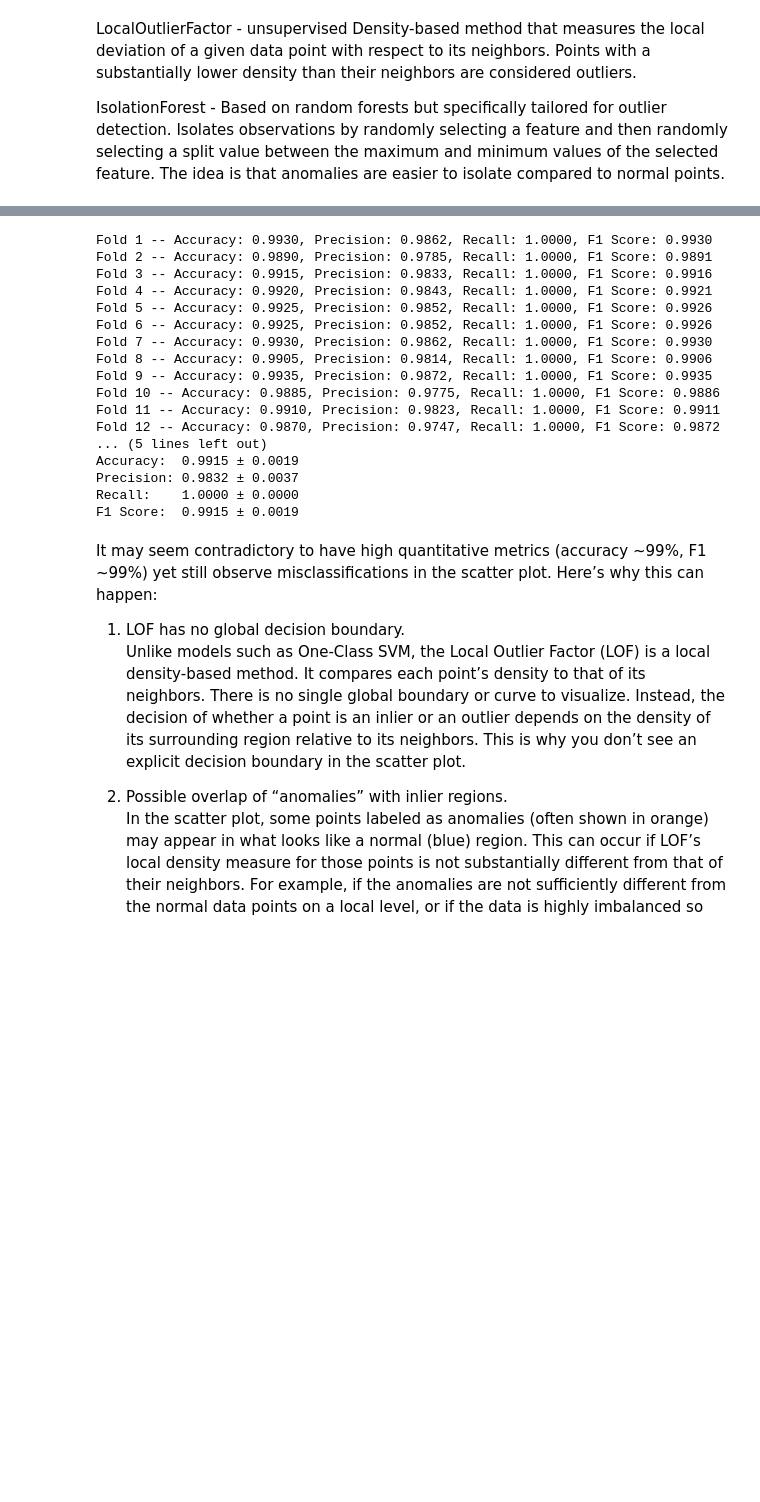
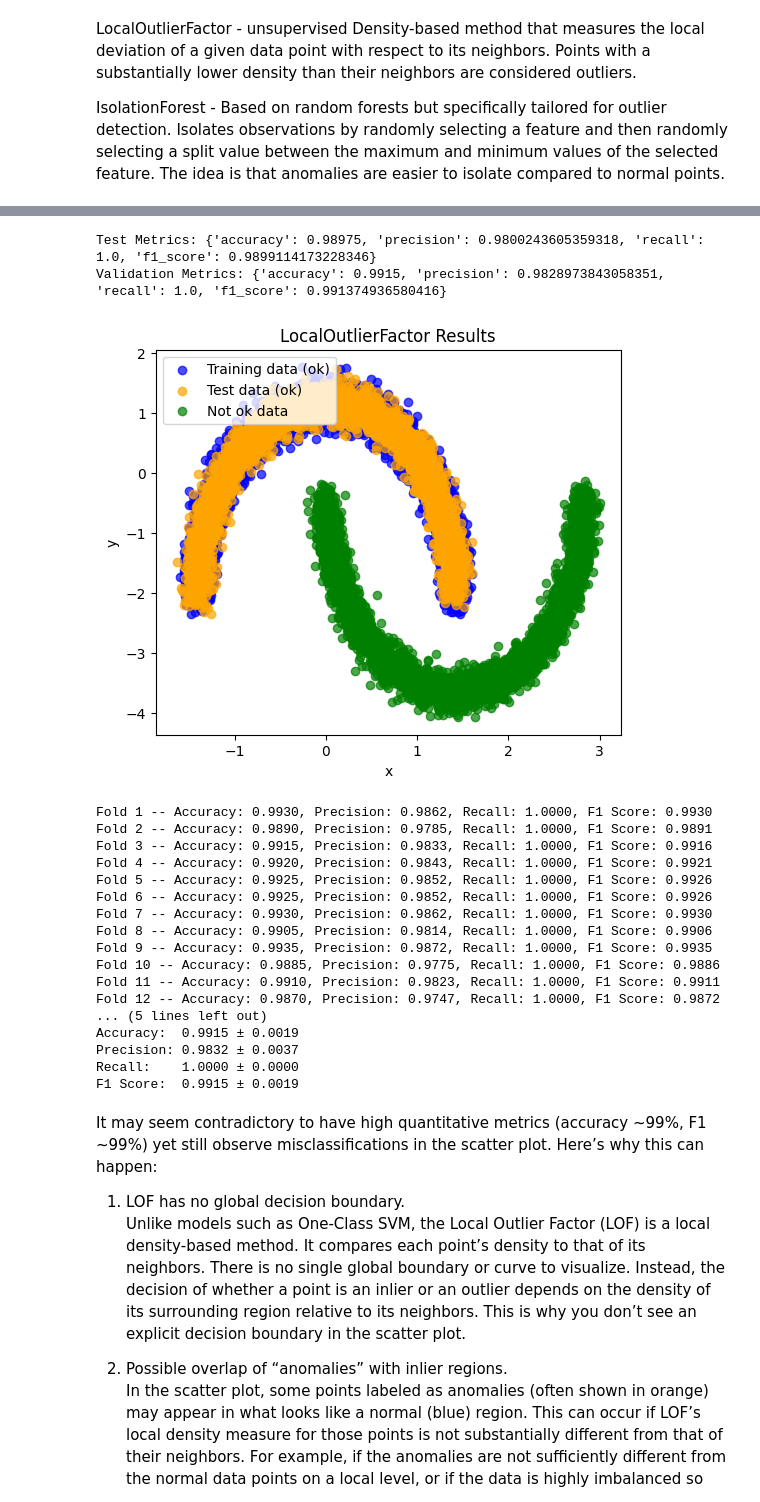
Before and after one commit to AnanyaaPal/Anomaly-Detection, a Jupyter notebook: task.ipynb, the cells around one changed output, grey strips where cells are left out. Saved outputs shown, nothing was run; the diff lists cells and outputs as text; code cells hidden in the pictures; blank space fills up the shorter version.

```diff
--- a/task.ipynb
+++ b/task.ipynb
@@ -239,3 +650,75 @@ lof_model.plot_lof_predictions(
+# %%
+import numpy as np
+from sklearn.model_selection import train_test_split
+from sklearn.preprocessing import StandardScaler
+from models.local_outlier_factor_model import LocalOutlierFactorModel
+from models.iav_flap_anomaly_detection import make_data, plot_data  # Ensure these are imported from your helper file
+
+# Load Data
+#    X_train: normal data (shape: (10000, 2))
+#    X_test: mixed normal/anomaly (shape: (10000, 2))
+#    test_ground_truth: labels for X_test (shape: (10000,), with +1 for normal, -1 for anomaly)
+X_train, X_test, test_ground_truth = make_data()
+
+# Create a validation set from X_test
+#    We'll reserve 20% of X_test for validation and use the remaining 80% as the final test set.
+X_test, X_val, y_test, y_val = train_test_split(
+    X_test, test_ground_truth,
+    test_size=0.2,
+    random_state=42
+)
+
+# Normalize the data
+#    - Fit the scaler on X_train (assumed to be all normal)
+#    - Transform X_train, X_val, and X_test with the same scaler
+
+scaler = StandardScaler()
+X_train_scaled = scaler.fit_transform(X_train)
+X_val_scaled   = scaler.transform(X_val)
+X_test_scaled  = scaler.transform(X_test)
+
+# Combine X_train_scaled and X_val_scaled for tuning/hyperparameter search
+X_all = np.vstack([X_train_scaled, X_val_scaled])
+y_all = np.hstack([np.ones(len(X_train_scaled)), y_val])
+
+# Instantiate, Fit, Predict, and Evaluate the LOF model
+lof_model = LocalOutlierFactorModel(
+    n_neighbors=40,
+    contamination='auto',  # or specify a float like 0.1 if you know the anomaly fraction
+    novelty=True           # Allows using predict() on new data
+)
+
+# Fit the model on the normalized training data
+lof_model.fit(X_train_scaled)
+
+# Predict and Evaluate on the final test set
+y_pred_test = lof_model.predict(X_test_scaled)
+metrics_test = lof_model.evaluate(X_test_scaled, y_test)
+print("Test Metrics:", metrics_test)
+
+# Predict and Evaluate on the validation set
+y_pred_val = lof_model.predict(X_val_scaled)
+metrics_val = lof_model.evaluate(X_val_scaled, y_val)
+print("Validation Metrics:", metrics_val)
+
+# Visualize the LOF Predictions on the final test set
+#    Separate X_test_scaled into "ok" and "not ok" based on y_test.
+
+outlier_mask = (y_test == -1)
+X_test_ok = X_test_scaled[~outlier_mask]
+X_test_not_ok = X_test_scaled[outlier_mask]
+
+# Call the LOF model's plotting function (which should accept scaled data)
+lof_model.plot_lof_predictions(
+    X_train=X_train_scaled,
+    X_test=X_test_ok,
+    X_outliers=X_test_not_ok,
+    title="LocalOutlierFactor Results"
+)
+# %% [output]
+Test Metrics: {'accuracy': 0.98975, 'precision': 0.9800243605359318, 'recall': 1.0, 'f1_score': 0.9899114173228346}
+Validation Metrics: {'accuracy': 0.9915, 'precision': 0.9828973843058351, 'recall': 1.0, 'f1_score': 0.991374936580416}
+[figure, added]
 # %%
 import numpy as np
 from sklearn.model_selection import RepeatedStratifiedKFold
```
Also changed, not shown: parts of 13 cells of this notebook, 1 other file.
